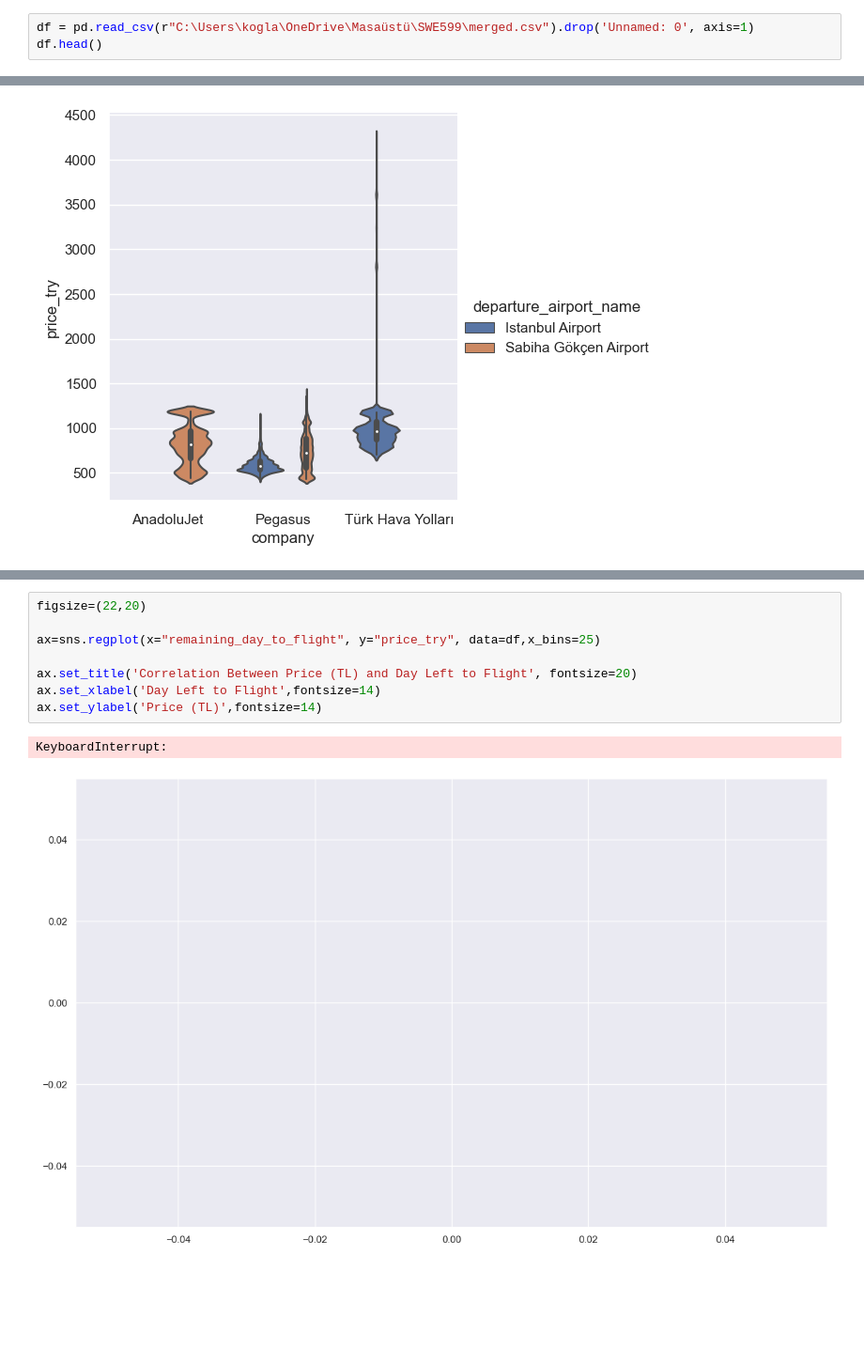
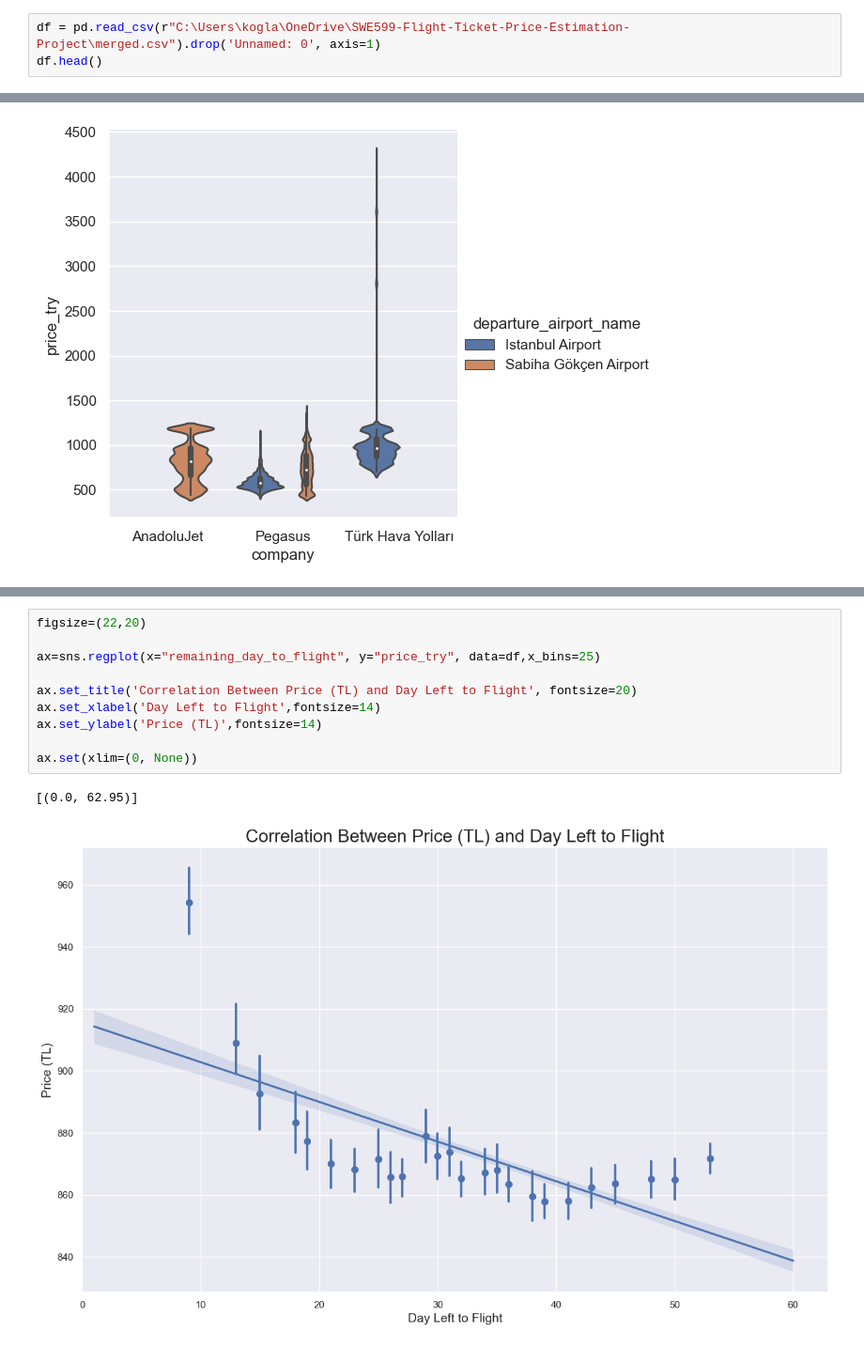
Before and after one commit to koglak/SWE599_Flight_Price_Estimation, a Jupyter notebook: Data_Visualization.ipynb, the cells around one changed output, grey strips where cells are left out. Shown at 94% size. Cells and saved outputs as stored; diff of their text form; blank space fills up the shorter version.

```diff
--- a/Data_Visualization.ipynb
+++ b/Data_Visualization.ipynb
@@ -8,7 +8,7 @@ import matplotlib.pyplot as plt
 import seaborn as sns
 import matplotlib.gridspec as gridspec
 # %%
-df = pd.read_csv(r"C:\Users\kogla\OneDrive\Masaüstü\SWE599\merged.csv").drop('Unnamed: 0', axis=1)
+df = pd.read_csv(r"C:\Users\kogla\OneDrive\SWE599-Flight-Ticket-Price-Estimation-Project\merged.csv").drop('Unnamed: 0', axis=1)
 df.head()
 # %% [output]
 |  | company | departure_airport | arrival_airport | departure_time | arrival_time | departure_date | price_try | ... |
@@ -428,14 +434,16 @@ plt.show()
 # %%
 figsize=(22,20)
 
 ax=sns.regplot(x="remaining_day_to_flight", y="price_try", data=df,x_bins=25)
 
 ax.set_title('Correlation Between Price (TL) and Day Left to Flight', fontsize=20)
 ax.set_xlabel('Day Left to Flight',fontsize=14)
 ax.set_ylabel('Price (TL)',fontsize=14)
+
+ax.set(xlim=(0, None))
 # %% [output]
-KeyboardInterrupt:
+[(0.0, 62.95)]
-[figure, old version]
+[figure, new version]
 # %%
 figsize=(22,20)
 
```
Also changed, not shown: parts of 12 cells of this notebook, 2 other files.
